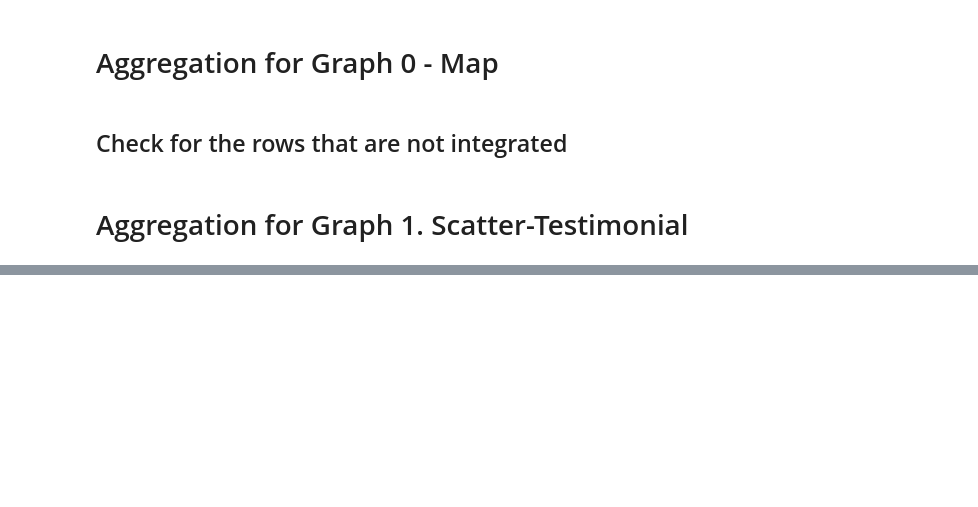
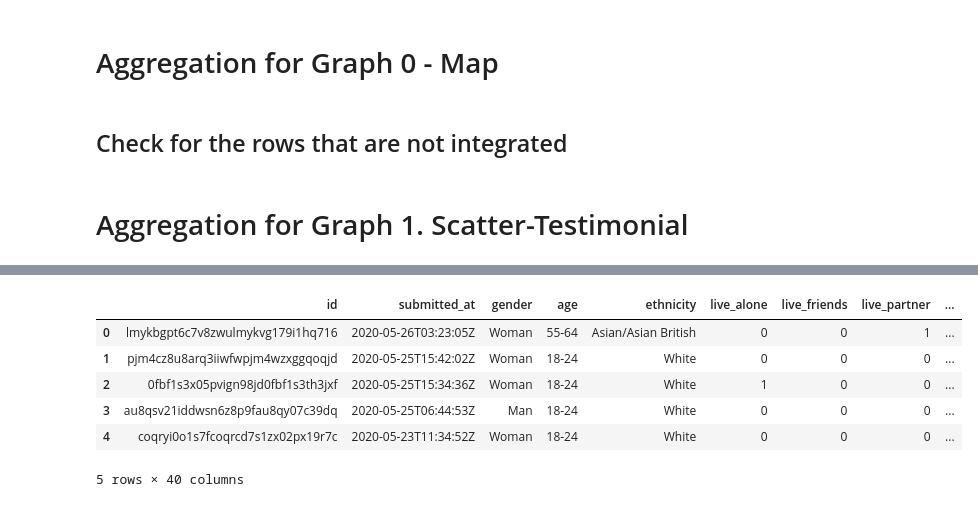
Before and after one commit to rjcnrd/gender_inequality_covid-19, a Jupyter notebook: typeform/pull_from_typeform.ipynb, the cells around one changed output, grey strips where cells are left out. Cells and saved outputs as stored; diff of their text form; code cells hidden in the pictures; blank space fills up the shorter version.

```diff
--- a/typeform/pull_from_typeform.ipynb
+++ b/typeform/pull_from_typeform.ipynb
@@ -168,0 +214,5 @@ df_graph_1.to_csv("data_graph1.csv")
+# %%
+all_testimonials = pd.read_excel("../data/giselle_testimonials_feedback_requested202005181636.xlsx")
+selected_testimonials = all_testimonials.loc[all_testimonials["Going Live without email confirmation (Claire's selection)"].notna()]
+selected_testimonials = selected_testimonials.rename(columns = {"Unnamed: 0" : "id", "Going Live without email confirmation (Claire's selection)":"selected_testimonial"})
+selected_testimonials.head()
@@ -168,0 +226,12 @@ df_graph_1.to_csv("data_graph1.csv")
+# %%
+df_all = df_all.merge(selected_testimonials[["id", "selected_testimonial"]], left_on="id", right_on = "id", how = "left").fillna(0)
+# %%
+df_all.head()
+# %% [output]
+|  | id | submitted_at | gender | age | ethnicity | live_alone | live_friends | live_partner | ... |
+| 0 | lmykbgpt6c7v8zwulmykvg179i1hq716 | 2020-05-26T03:23:05Z | Woman | 55-64 | Asian/Asian British | 0 | 0 | 1 | ... |
+| 1 | pjm4cz8u8arq3iiwfwpjm4wzxggqoqjd | 2020-05-25T15:42:02Z | Woman | 18-24 | White | 0 | 0 | 0 | ... |
+| 2 | 0fbf1s3x05pvign98jd0fbf1s3th3jxf | 2020-05-25T15:34:36Z | Woman | 18-24 | White | 1 | 0 | 0 | ... |
+| 3 | au8qsv21iddwsn6z8p9fau8qy07c39dq | 2020-05-25T06:44:53Z | Man | 18-24 | White | 0 | 0 | 0 | ... |
+| 4 | coqryi0o1s7fcoqrcd7s1zx02px19r7c | 2020-05-23T11:34:52Z | Woman | 18-24 | White | 0 | 0 | 0 | ... |
+5 rows × 40 columns
```
Also changed, not shown: parts of 27 cells of this notebook, 5 other files.
